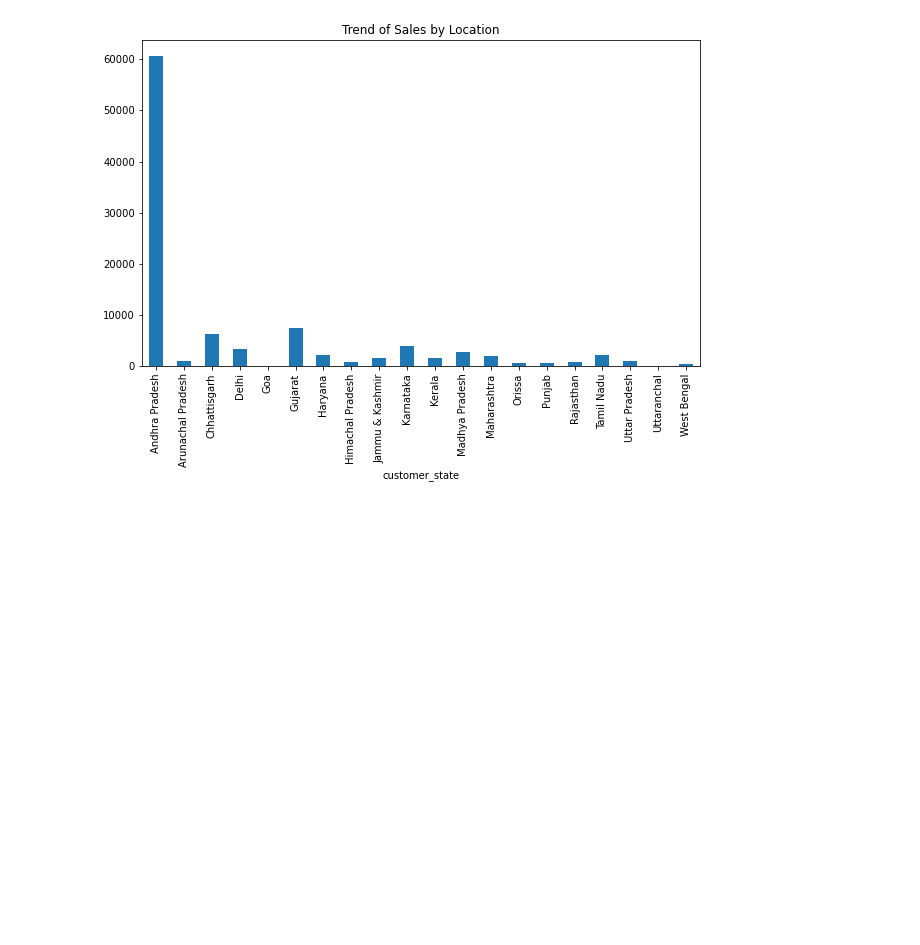
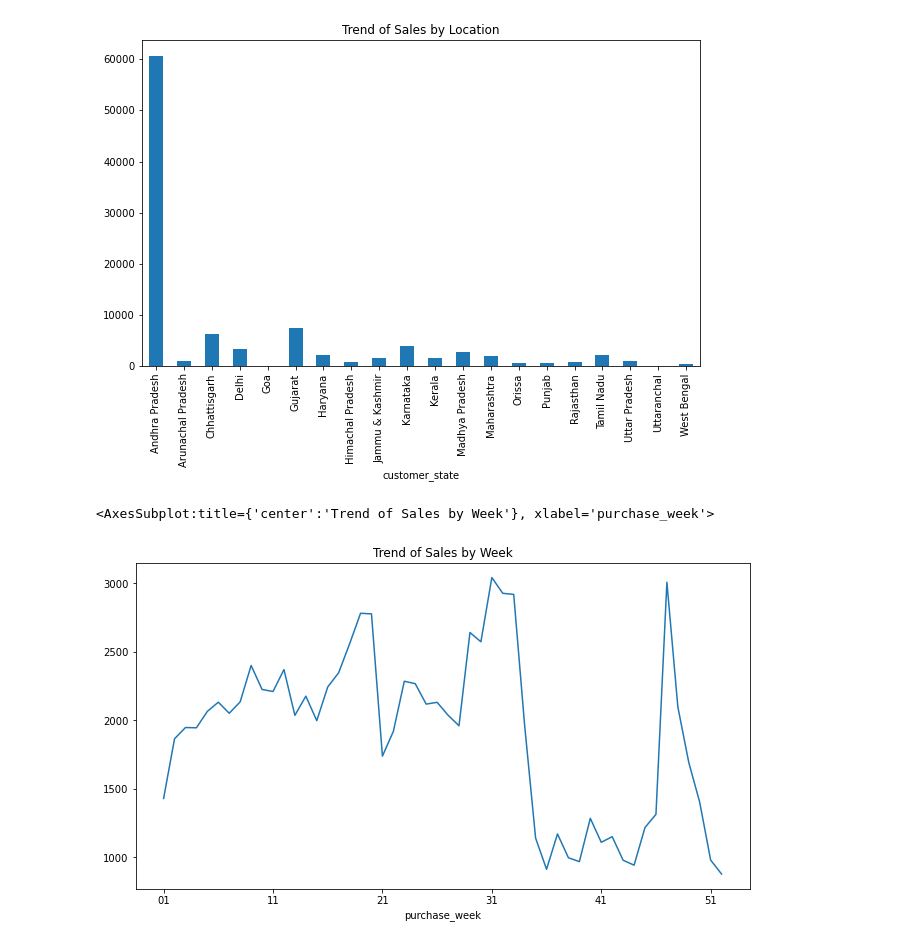
Before and after one commit to sakshisv/Marketing-Analytics-for-E-Commerce, a Jupyter notebook: Marketing Analytics (Python).ipynb, the cells around one changed output. Drawn from its saved outputs; the diff is of its cells as text; code cells hidden in the pictures; blank space fills up the shorter version.

```diff
--- a/Marketing Analytics (Python).ipynb
+++ b/Marketing Analytics (Python).ipynb
@@ -632,3 +619,12 @@ orders_.groupby('customer_state')['order_id'].count().plot.bar(figsize = (10, 6)
 # %% [output]
 <AxesSubplot:title={'center':'Trend of Sales by Location'}, xlabel='customer_state'>
 [figure]
+# %%
+# trend of sales by week of year
+
+orders_monthly = orders.copy()
+orders_monthly['purchase_week'] = orders_monthly['order_purchase_timestamp'].dt.strftime('%W')
+orders_monthly.groupby('purchase_week')['order_id'].count().plot.line(figsize = (11,6), title = 'Trend of Sales by Week')
+# %% [output]
+<AxesSubplot:title={'center':'Trend of Sales by Week'}, xlabel='purchase_week'>
+[figure, added]
```
Also changed, not shown: parts of 5 cells of this notebook.
